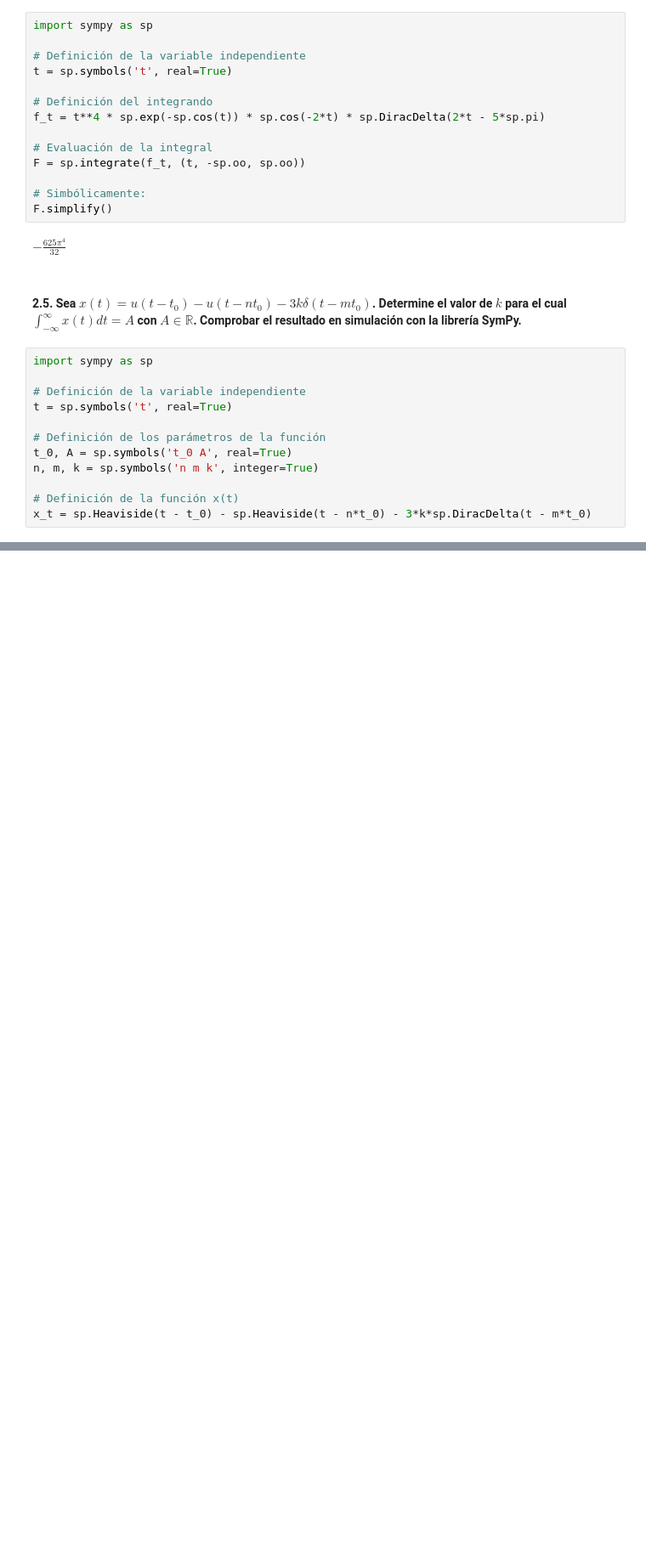
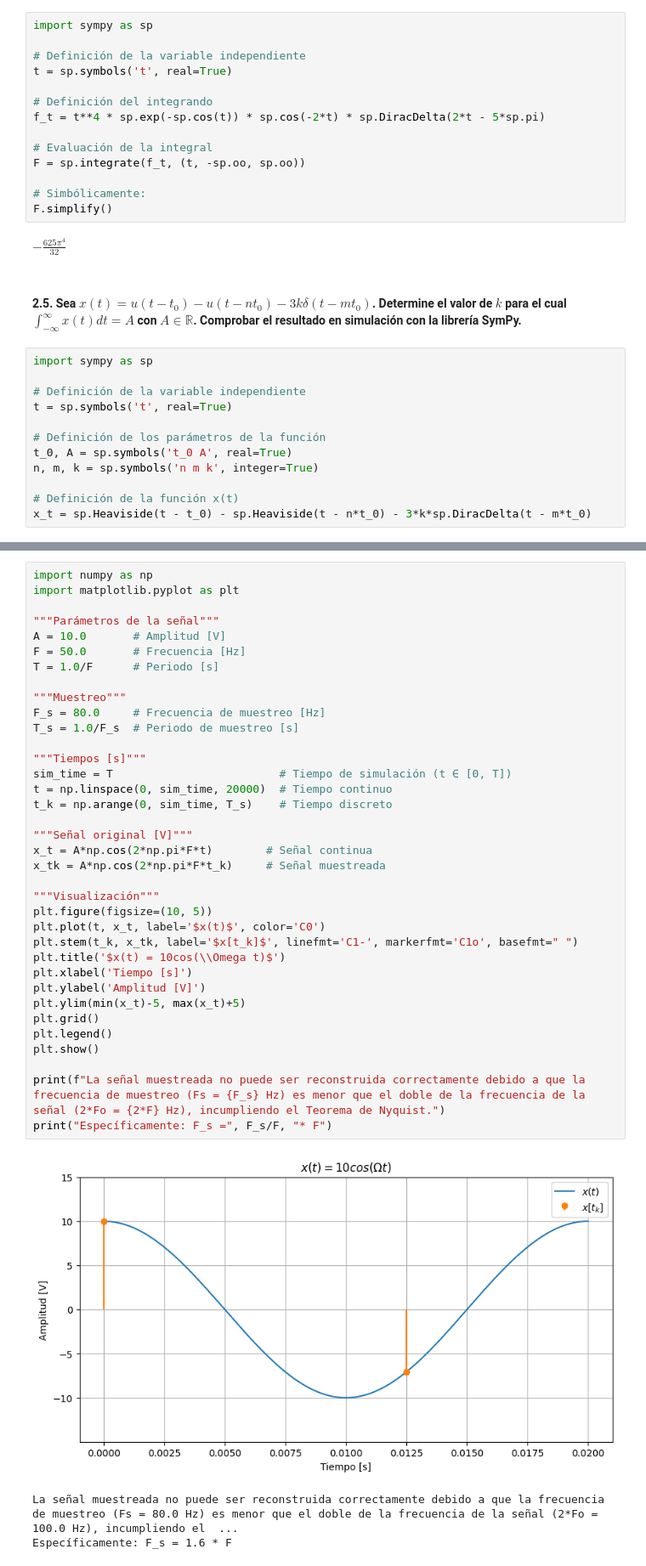
Before and after one commit to AlmondSund/SyS_2025_2, a Jupyter notebook: Taller1_SyS.ipynb, the cells around one changed output, grey strips where cells are left out. Shown at 85% size. Saved outputs shown, nothing was run; the diff lists cells and outputs as text; blank space fills up the shorter version.

```diff
--- a/Taller1_SyS.ipynb
+++ b/Taller1_SyS.ipynb
@@ -655,0 +660,40 @@ x_t = sp.Heaviside(t - t_0) - sp.Heaviside(t - n*t_0) - 3*k*sp.DiracDelta(t - m*
+# %%
+import numpy as np
+import matplotlib.pyplot as plt
+
+"""Parámetros de la señal"""
+A = 10.0       # Amplitud [V]
+F = 50.0       # Frecuencia [Hz]
+T = 1.0/F      # Periodo [s]
+
+"""Muestreo"""
+F_s = 80.0     # Frecuencia de muestreo [Hz]
+T_s = 1.0/F_s  # Periodo de muestreo [s]
+
+"""Tiempos [s]"""
+sim_time = T                         # Tiempo de simulación (t ∈ [0, T])
+t = np.linspace(0, sim_time, 20000)  # Tiempo continuo
+t_k = np.arange(0, sim_time, T_s)    # Tiempo discreto
+
+"""Señal original [V]"""
+x_t = A*np.cos(2*np.pi*F*t)        # Señal continua
+x_tk = A*np.cos(2*np.pi*F*t_k)     # Señal muestreada
+
+"""Visualización"""
+plt.figure(figsize=(10, 5))
+plt.plot(t, x_t, label='$x(t)$', color='C0')
+plt.stem(t_k, x_tk, label='$x[t_k]$', linefmt='C1-', markerfmt='C1o', basefmt=" ")
+plt.title('$x(t) = 10cos(\\Omega t)$')
+plt.xlabel('Tiempo [s]')
+plt.ylabel('Amplitud [V]')
+plt.ylim(min(x_t)-5, max(x_t)+5)
+plt.grid()
+plt.legend()
+plt.show()
+
+print(f"La señal muestreada no puede ser reconstruida correctamente debido a que la frecuencia de muestreo (Fs = {F_s} Hz) es menor que el doble de la frecuencia de la señal (2*Fo = {2*F} Hz), incumpliendo el Teorema de Nyquist.")
+print("Específicamente: F_s =", F_s/F, "* F")
+# %% [output]
+[figure, added]
+La señal muestreada no puede ser reconstruida correctamente debido a que la frecuencia de muestreo (Fs = 80.0 Hz) es menor que el doble de la frecuencia de la señal (2*Fo = 100.0 Hz), incumpliendo el  ...
+Específicamente: F_s = 1.6 * F
```
Also changed, not shown: parts of 9 cells of this notebook.
